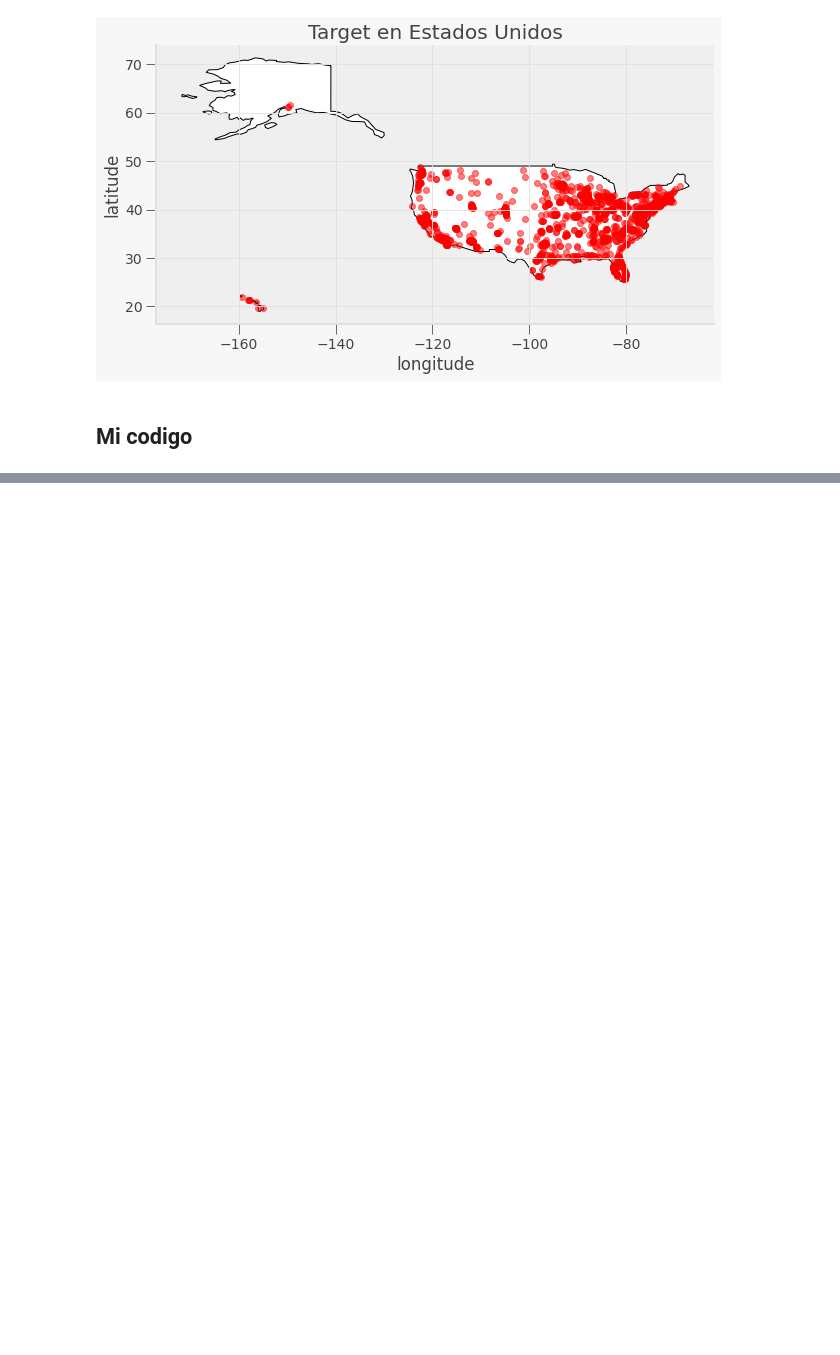
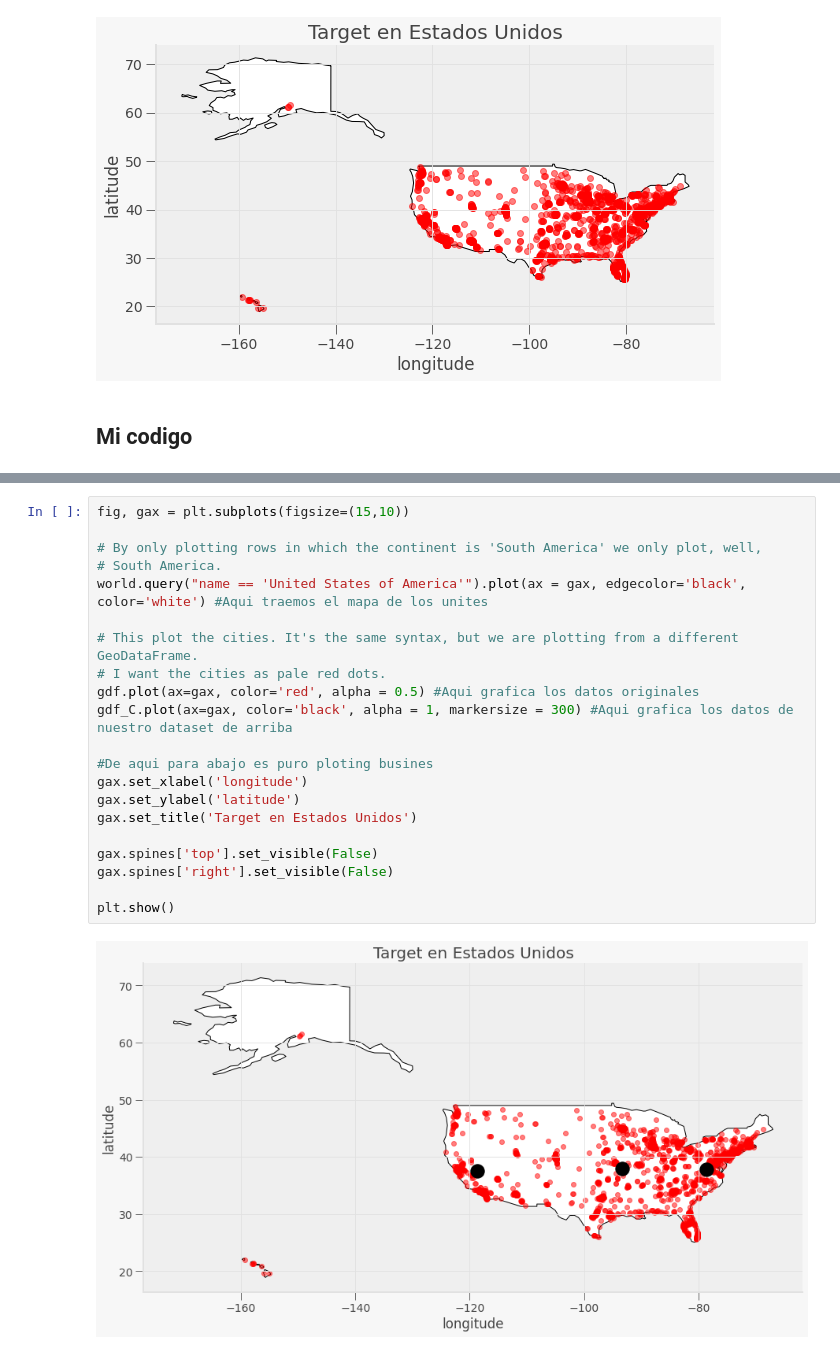
Before and after one commit to PosgradoMNA/actividades-de-aprendizaje-feracor, a Jupyter notebook: A01794022_Actividad_Semanal_7_Regresiones_y_K_means.ipynb, the cells around one changed output, grey strips where cells are left out. Cells and saved outputs as stored; diff of their text form; blank space fills up the shorter version.

```diff
--- a/A01794022_Actividad_Semanal_7_Regresiones_y_K_means.ipynb
+++ b/A01794022_Actividad_Semanal_7_Regresiones_y_K_means.ipynb
@@ -807,0 +879,23 @@ plt.show()
+# %%
+fig, gax = plt.subplots(figsize=(15,10))
+
+# By only plotting rows in which the continent is 'South America' we only plot, well,
+# South America.
+world.query("name == 'United States of America'").plot(ax = gax, edgecolor='black', color='white') #Aqui traemos el mapa de los unites
+
+# This plot the cities. It's the same syntax, but we are plotting from a different GeoDataFrame.
+# I want the cities as pale red dots.
+gdf.plot(ax=gax, color='red', alpha = 0.5) #Aqui grafica los datos originales
+gdf_C.plot(ax=gax, color='black', alpha = 1, markersize = 300) #Aqui grafica los datos de nuestro dataset de arriba
+
+#De aqui para abajo es puro ploting busines
+gax.set_xlabel('longitude')
+gax.set_ylabel('latitude')
+gax.set_title('Target en Estados Unidos')
+
+gax.spines['top'].set_visible(False)
+gax.spines['right'].set_visible(False)
+
+plt.show()
+# %% [output]
+[figure, added]
```
Also changed, not shown: parts of 15 cells of this notebook.
